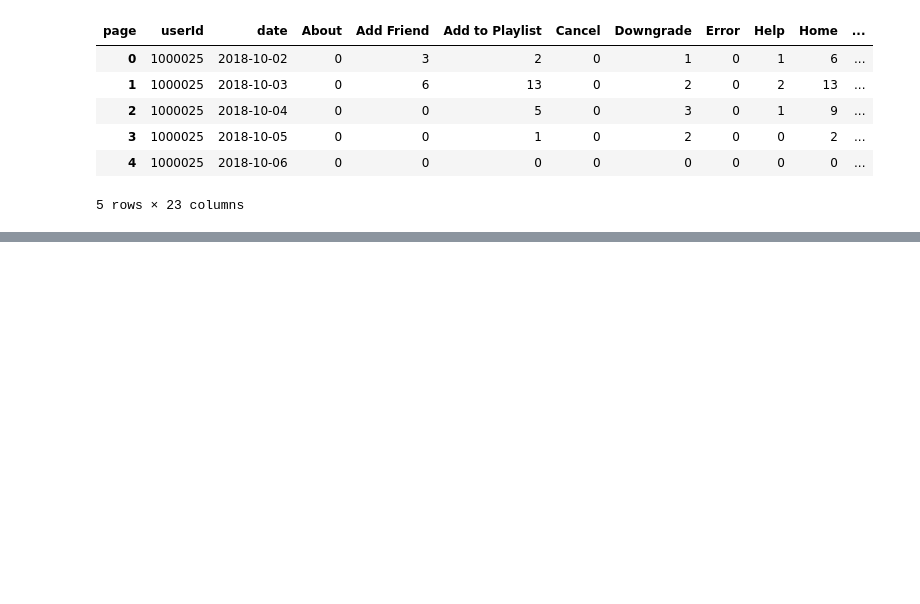
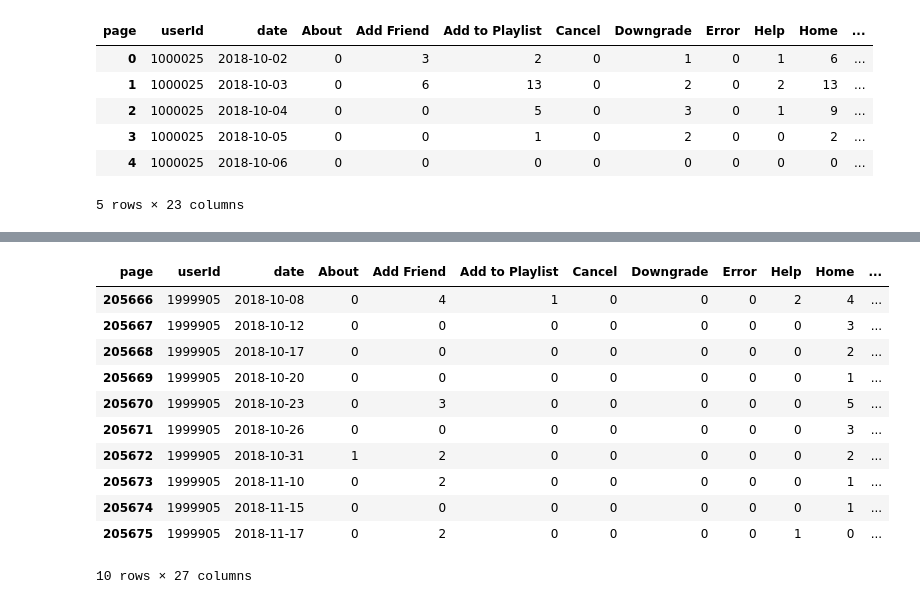
Before and after one commit to mdiaspinto/kaggle-churn, a Jupyter notebook: notebooks/martin.ipynb, the cells around one changed output, grey strips where cells are left out. Cells and saved outputs as stored; diff of their text form; code cells hidden in the pictures; blank space fills up the shorter version.

```diff
--- a/notebooks/martin.ipynb
+++ b/notebooks/martin.ipynb
@@ -132,3 +132,19 @@ First few rows:
 | 3 | 1000025 | 2018-10-05 | 0 | 0 | 1 | 0 | 2 | 0 | 0 | 2 | ... |
 | 4 | 1000025 | 2018-10-06 | 0 | 0 | 0 | 0 | 0 | 0 | 0 | 0 | ... |
 5 rows × 23 columns
+# %%
+# Add rolling averages for columns over the last n days
+# Each row's rolling average is calculated based on that row's date
+df_aggregated_new = add_rolling_averages(
+    df_aggregated_new,
+    columns=['NextSong', 'Thumbs Up', 'Add Friend'],
+    n=7
+)
+
+print(f"Added rolling average columns")
+print(f"\nFinal shape: {df_aggregated_new.shape}")
+print(f"\nNew columns: nextsong_avg_7d, thumbs_up_avg_7d, add_friend_avg_7d")
+print(f"\nSample data showing rolling averages:")
+df_aggregated_new[
+    ['userId', 'date', 'NextSong', 'nextsong_avg_7d', 'Thumbs Up', 'thumbs_up_avg_7d']
+].dropna(subset=['nextsong_avg_7d']).head(10)
@@ -134,0 +170,15 @@ First few rows:
+# %%
+df_aggregated_new.tail(10)
+# %% [output]
+| page | userId | date | About | Add Friend | Add to Playlist | Cancel | Downgrade | Error | Help | Home | ... |
+| 205666 | 1999905 | 2018-10-08 | 0 | 4 | 1 | 0 | 0 | 0 | 2 | 4 | ... |
+| 205667 | 1999905 | 2018-10-12 | 0 | 0 | 0 | 0 | 0 | 0 | 0 | 3 | ... |
+| 205668 | 1999905 | 2018-10-17 | 0 | 0 | 0 | 0 | 0 | 0 | 0 | 2 | ... |
+| 205669 | 1999905 | 2018-10-20 | 0 | 0 | 0 | 0 | 0 | 0 | 0 | 1 | ... |
+| 205670 | 1999905 | 2018-10-23 | 0 | 3 | 0 | 0 | 0 | 0 | 0 | 5 | ... |
+| 205671 | 1999905 | 2018-10-26 | 0 | 0 | 0 | 0 | 0 | 0 | 0 | 3 | ... |
+| 205672 | 1999905 | 2018-10-31 | 1 | 2 | 0 | 0 | 0 | 0 | 0 | 2 | ... |
+| 205673 | 1999905 | 2018-11-10 | 0 | 2 | 0 | 0 | 0 | 0 | 0 | 1 | ... |
+| 205674 | 1999905 | 2018-11-15 | 0 | 0 | 0 | 0 | 0 | 0 | 0 | 1 | ... |
+| 205675 | 1999905 | 2018-11-17 | 0 | 2 | 0 | 0 | 0 | 0 | 1 | 0 | ... |
+10 rows × 27 columns
```
Also changed, not shown: parts of 2 cells of this notebook, 1 other file.
